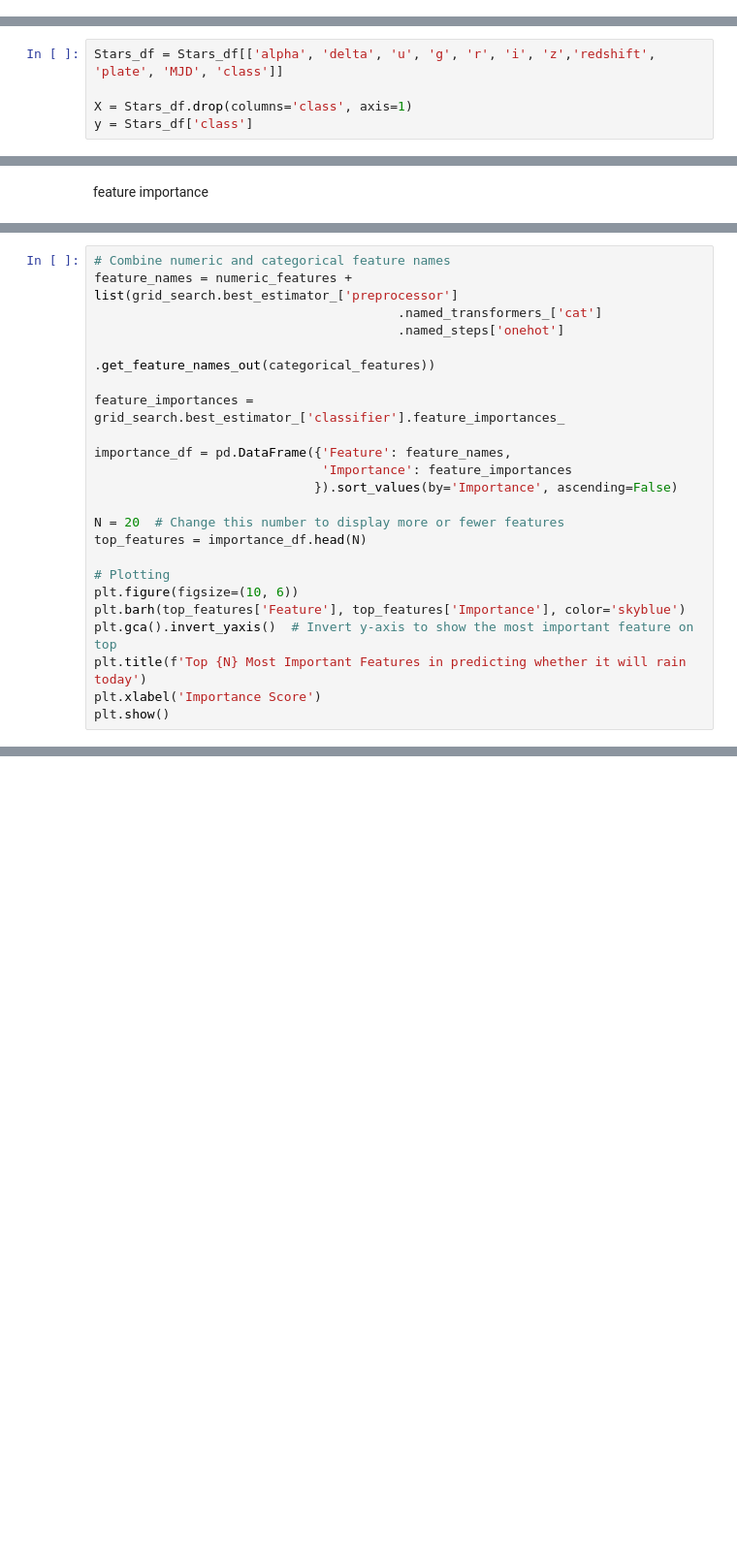
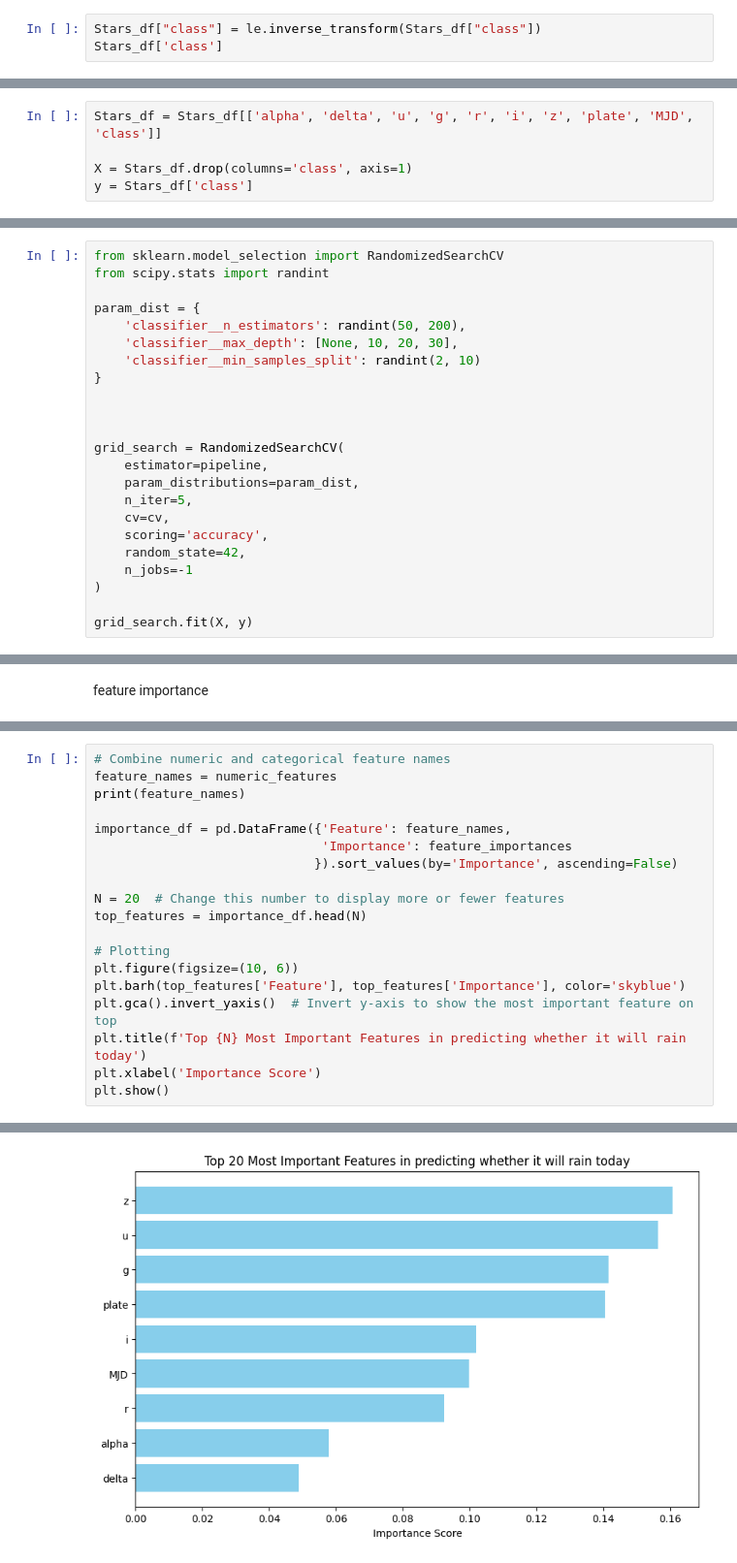
Before and after one commit to Dnsflr/Stellar-Classification, a Jupyter notebook: Stellar-Classification.ipynb, the cells around one changed output, grey strips where cells are left out. Shown at 97% size. Drawn from its saved outputs; the diff is of its cells as text; blank space fills up the shorter version.

```diff
--- a/Stellar-Classification.ipynb
+++ b/Stellar-Classification.ipynb
@@ -169,0 +172,3 @@ Text(0.5, 1.0, ' stellar correlation matrix')
+# %%
+Stars_df["class"] = le.inverse_transform(Stars_df["class"])
+Stars_df['class']
@@ -198,7 +216,7 @@ Number of outliners deleted:  14266
 # %% [markdown]
 Features selection
 # %%
-Stars_df = Stars_df[['alpha', 'delta', 'u', 'g', 'r', 'i', 'z','redshift', 'plate', 'MJD', 'class']]
+Stars_df = Stars_df[['alpha', 'delta', 'u', 'g', 'r', 'i', 'z', 'plate', 'MJD', 'class']]
 
 X = Stars_df.drop(columns='class', axis=1)
 y = Stars_df['class']
@@ -281,0 +271,23 @@ GridSearchCV(cv=StratifiedKFold(n_splits=5, random_state=None, shuffle=True),
+# %%
+from sklearn.model_selection import RandomizedSearchCV
+from scipy.stats import randint
+
+param_dist = {
+    'classifier__n_estimators': randint(50, 200),
+    'classifier__max_depth': [None, 10, 20, 30],
+    'classifier__min_samples_split': randint(2, 10)
+}
+
+
+
+grid_search = RandomizedSearchCV(
+    estimator=pipeline,
+    param_distributions=param_dist,
+    n_iter=5,
+    cv=cv,
+    scoring='accuracy',
+    random_state=42,
+    n_jobs=-1
+)
+
+grid_search.fit(X, y)
@@ -331,11 +373,7 @@ feature_importances = grid_search.best_estimator_['classifier'].feature_importan
 # %%
 # Combine numeric and categorical feature names
-feature_names = numeric_features + list(grid_search.best_estimator_['preprocessor']
-                                        .named_transformers_['cat']
-                                        .named_steps['onehot']
-                                        .get_feature_names_out(categorical_features))
-
-feature_importances = grid_search.best_estimator_['classifier'].feature_importances_
+feature_names = numeric_features
+print(feature_names)
 
 importance_df = pd.DataFrame({'Feature': feature_names,
                               'Importance': feature_importances
@@ -355,0 +394 @@ NotFittedError: This OneHotEncoder instance is not fitted yet. Call 'fit' with a
+[figure, added]
```
Also changed, not shown: parts of 15 cells of this notebook.
